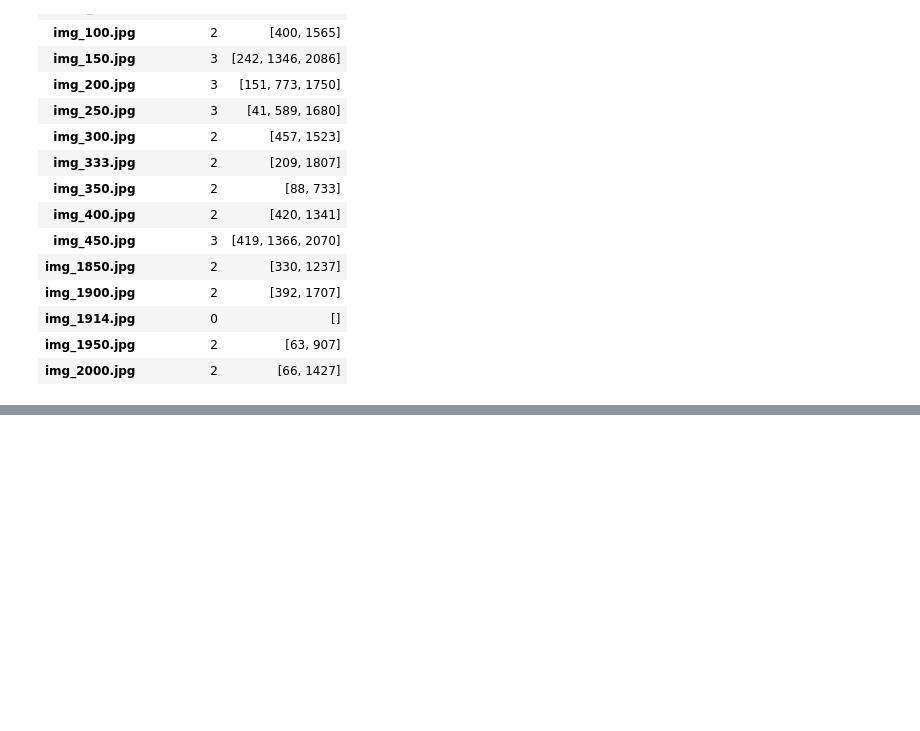
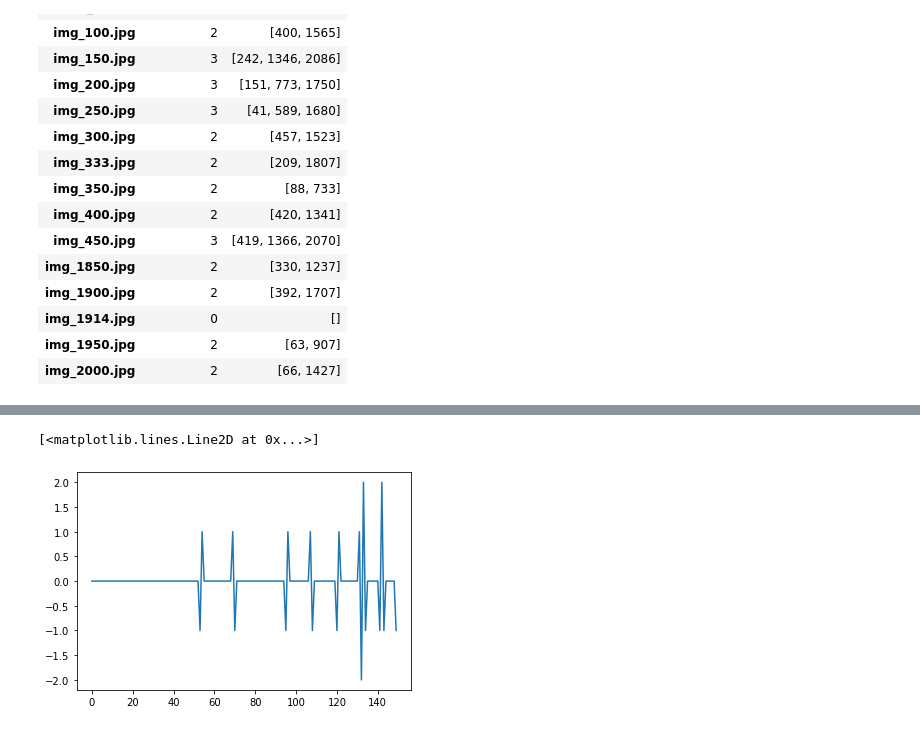
Before and after one commit to jcgarciaca/object_detection_utilities, a Jupyter notebook: OD_Extract_Regions_Y_Clusters.ipynb, the cells around one changed output, grey strips where cells are left out. Cells and saved outputs as stored; diff of their text form; code cells hidden in the pictures; blank space fills up the shorter version.

```diff
--- a/OD_Extract_Regions_Y_Clusters.ipynb
+++ b/OD_Extract_Regions_Y_Clusters.ipynb
@@ -304,0 +337,7 @@ df
+# %%
+d2_clusters = np.diff(d_clusters)
+# %%
+plt.plot(d2_clusters[:150])
+# %% [output]
+[<matplotlib.lines.Line2D at 0x...>]
+[figure, added]
```
Also changed, not shown: parts of 14 cells of this notebook.
